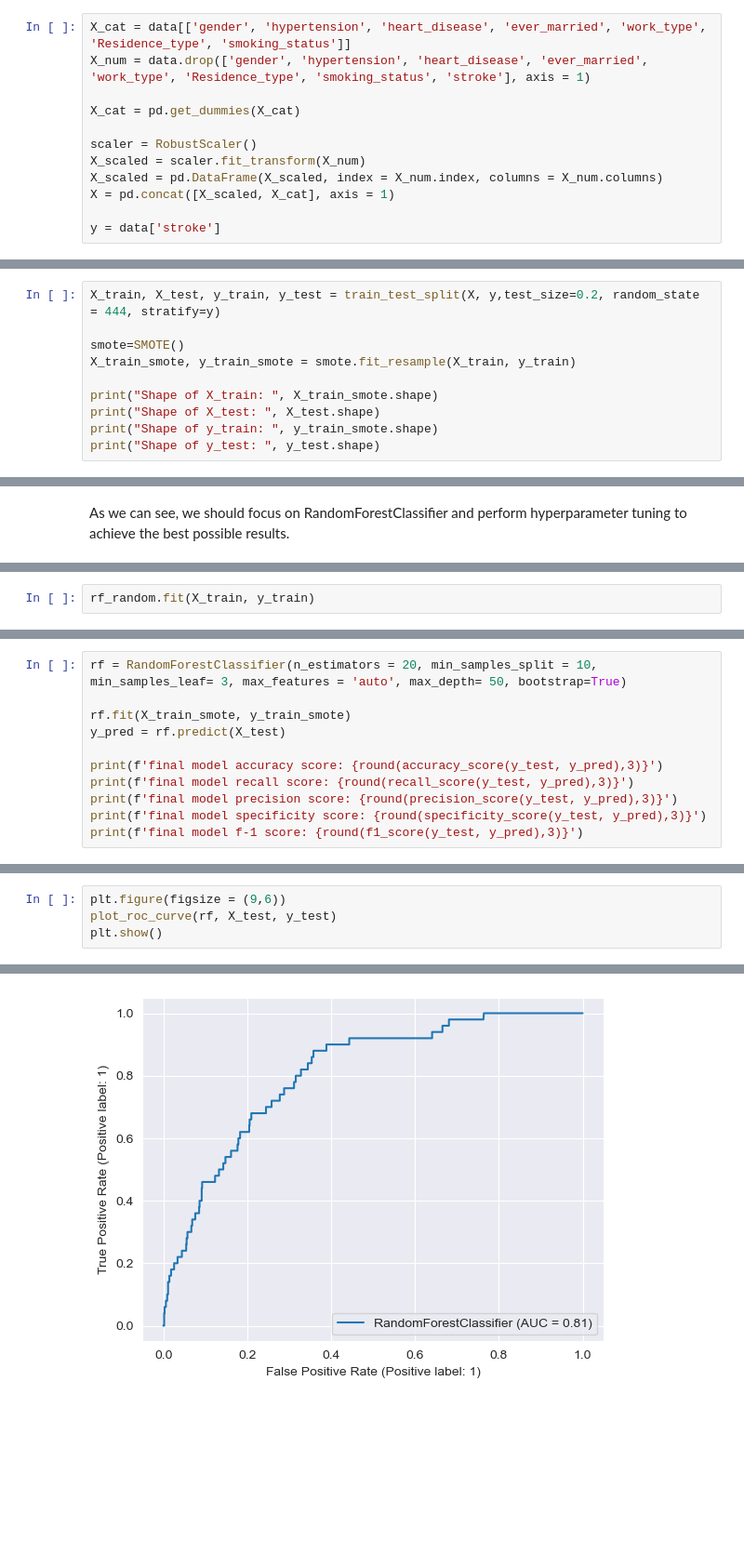
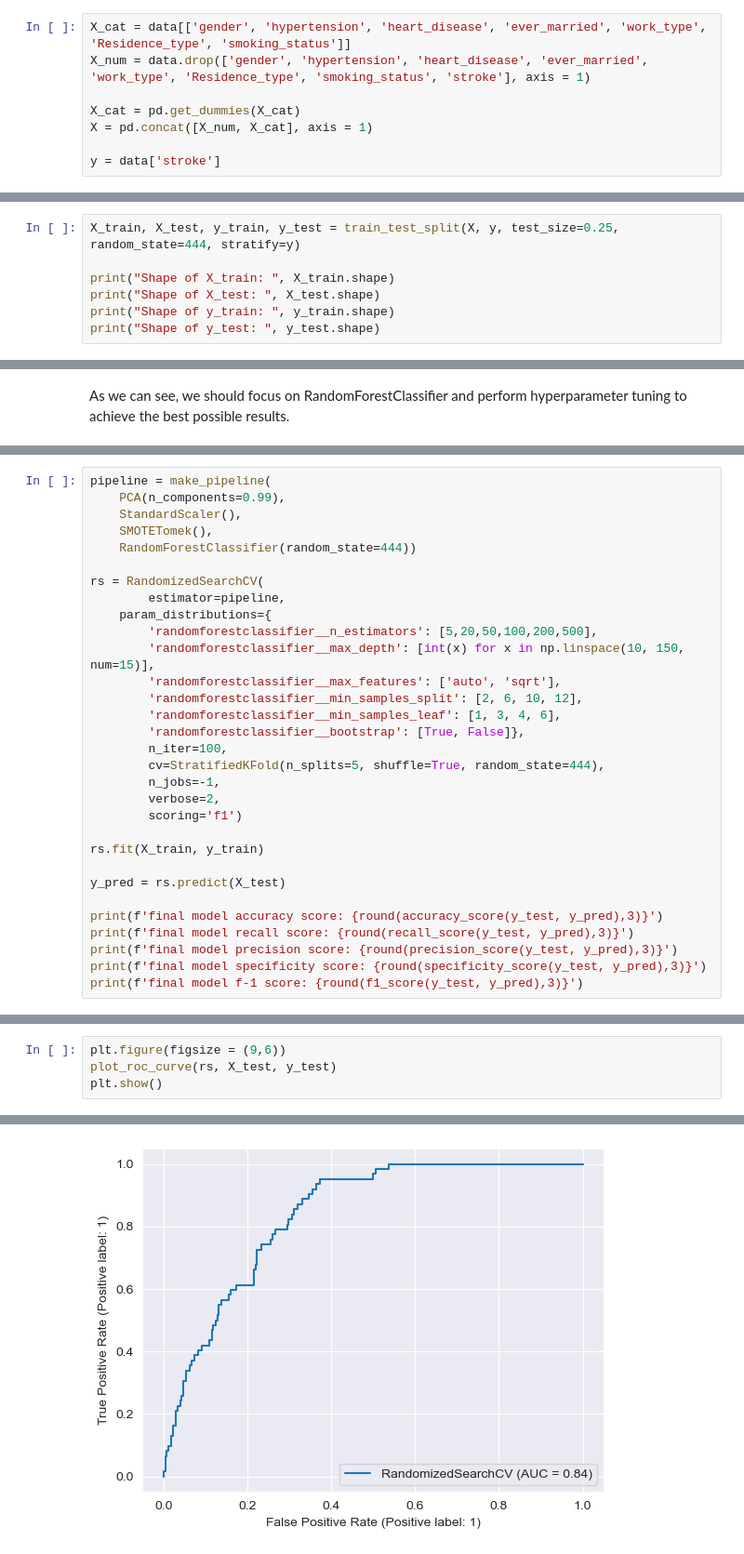
Before and after one commit to alekgralek/Stroke-EDA-and-classification, a Jupyter notebook: Stroke_analysis_prediction.ipynb, the cells around one changed output, grey strips where cells are left out. Shown at 93% size. Drawn from its saved outputs; the diff is of its cells as text; blank space fills up the shorter version.

Commit message:
Added pipeline

```diff
--- a/Stroke_analysis_prediction.ipynb
+++ b/Stroke_analysis_prediction.ipynb
@@ -262,11 +264,7 @@ X_cat = data[['gender', 'hypertension', 'heart_disease', 'ever_married', 'work_t
 X_num = data.drop(['gender', 'hypertension', 'heart_disease', 'ever_married', 'work_type', 'Residence_type', 'smoking_status', 'stroke'], axis = 1)
 
 X_cat = pd.get_dummies(X_cat)
-
-scaler = RobustScaler()
-X_scaled = scaler.fit_transform(X_num)
-X_scaled = pd.DataFrame(X_scaled, index = X_num.index, columns = X_num.columns)
-X = pd.concat([X_scaled, X_cat], axis = 1)
+X = pd.concat([X_num, X_cat], axis = 1)
 
 y = data['stroke']
 # %%
@@ -280,11 +278,8 @@ As we can see, we have imbalanced dataset so we use SMOTE to solve this problem.
 # %%
-X_train, X_test, y_train, y_test = train_test_split(X, y,test_size=0.2, random_state = 444, stratify=y)
+X_train, X_test, y_train, y_test = train_test_split(X, y, test_size=0.25, random_state=444, stratify=y)
 
-smote=SMOTE()
-X_train_smote, y_train_smote = smote.fit_resample(X_train, y_train)
-
-print("Shape of X_train: ", X_train_smote.shape)
+print("Shape of X_train: ", X_train.shape)
 print("Shape of X_test: ", X_test.shape)
-print("Shape of y_train: ", y_train_smote.shape)
+print("Shape of y_train: ", y_train.shape)
 print("Shape of y_test: ", y_test.shape)
 # %% [output]
@@ -362,2 +330,0 @@ rf_random = RandomizedSearchCV(estimator = rf, param_distributions = random_grid
-# %%
-rf_random.fit(X_train, y_train)
@@ -382,8 +331,28 @@ Best Parameters:  {'n_estimators': 20, 'min_samples_split': 10, 'min_samples_lea
 # %%
-rf = RandomForestClassifier(n_estimators = 20, min_samples_split = 10, min_samples_leaf= 3, max_features = 'auto', max_depth= 50, bootstrap=True)
+pipeline = make_pipeline(
+    PCA(n_components=0.99),
+    StandardScaler(),
+    SMOTETomek(),
+    RandomForestClassifier(random_state=444))
 
-rf.fit(X_train_smote, y_train_smote)
-y_pred = rf.predict(X_test)
+rs = RandomizedSearchCV(
+        estimator=pipeline,
+    param_distributions={
+        'randomforestclassifier__n_estimators': [5,20,50,100,200,500],
+        'randomforestclassifier__max_depth': [int(x) for x in np.linspace(10, 150, num=15)],
+        'randomforestclassifier__max_features': ['auto', 'sqrt'],
+        'randomforestclassifier__min_samples_split': [2, 6, 10, 12],
+        'randomforestclassifier__min_samples_leaf': [1, 3, 4, 6],
+        'randomforestclassifier__bootstrap': [True, False]},
+        n_iter=100,
+        cv=StratifiedKFold(n_splits=5, shuffle=True, random_state=444),
+        n_jobs=-1,
+        verbose=2,
+        scoring='f1')
+
+rs.fit(X_train, y_train)
+
+y_pred = rs.predict(X_test)
 
 print(f'final model accuracy score: {round(accuracy_score(y_test, y_pred),3)}')
 print(f'final model recall score: {round(recall_score(y_test, y_pred),3)}')
@@ -421,7 +391,7 @@ sns.heatmap(cm, annot=labels, fmt='')
 # %%
 plt.figure(figsize = (9,6))
-plot_roc_curve(rf, X_test, y_test)
+plot_roc_curve(rs, X_test, y_test)
 plt.show()
 # %% [output]
 <Figure size 900x600 with 0 Axes>
-[figure, old version]
+[figure, new version]
```
Also changed, not shown: parts of 14 cells of this notebook.
